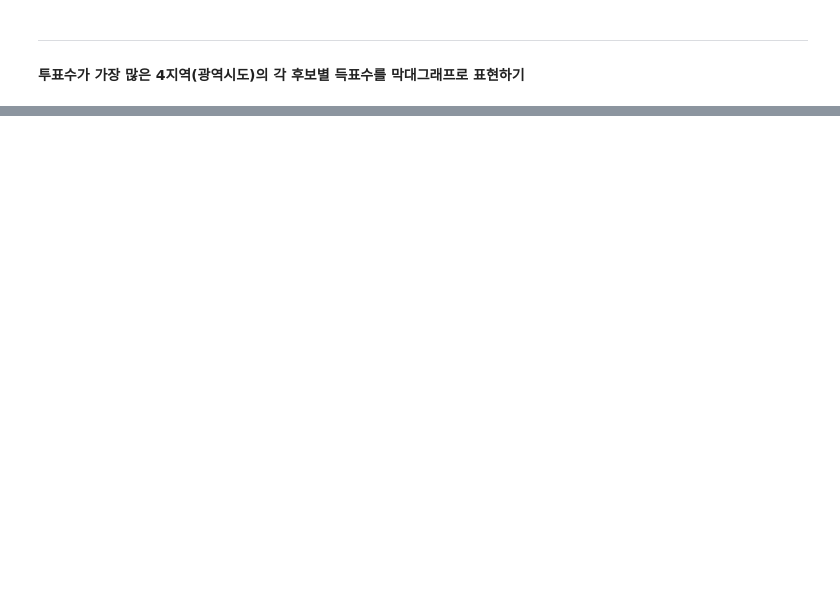
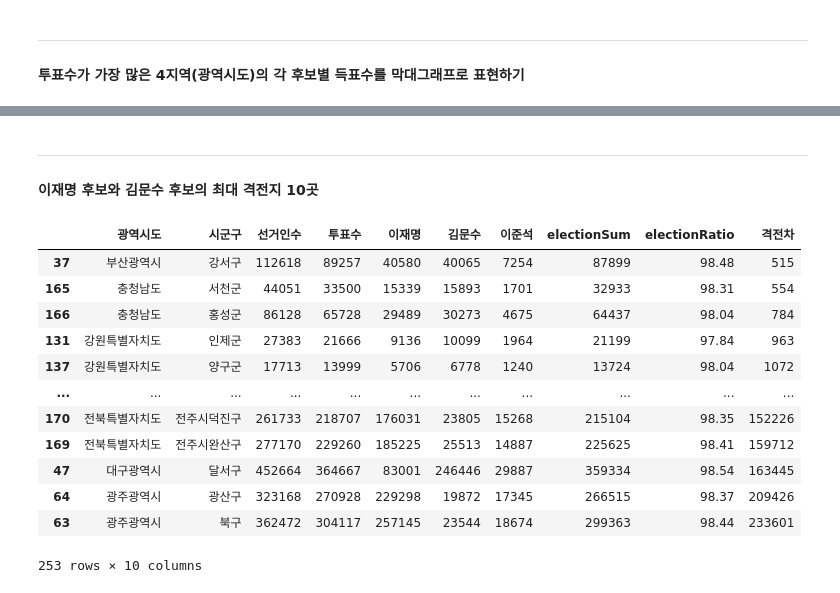
Before and after one commit to Hgracefield/dataAnalysis, a Jupyter notebook: Note/09.대선자료시각화_21대.ipynb, the cells around one changed output, grey strips where cells are left out. Saved outputs shown, nothing was run; the diff lists cells and outputs as text; code cells hidden in the pictures; blank space fills up the shorter version.

```diff
--- a/Note/09.대선자료시각화_21대.ipynb
+++ b/Note/09.대선자료시각화_21대.ipynb
@@ -643,0 +688,24 @@ plt.show()
+# %% [markdown]
+---
+#### 이재명 후보와 김문수 후보의 최대 격전지 10곳
+# %%
+election['격전차'] = (election['이재명'] - election['김문수']).abs()
+election.sort_values(
+    '격전차',
+    ascending=True,
+    inplace=True
+)
+# %% [output]
+|  | 광역시도 | 시군구 | 선거인수 | 투표수 | 이재명 | 김문수 | 이준석 | electionSum | electionRatio | 격전차 |
+| 37 | 부산광역시 | 강서구 | 112618 | 89257 | 40580 | 40065 | 7254 | 87899 | 98.48 | 515 |
+| 165 | 충청남도 | 서천군 | 44051 | 33500 | 15339 | 15893 | 1701 | 32933 | 98.31 | 554 |
+| 166 | 충청남도 | 홍성군 | 86128 | 65728 | 29489 | 30273 | 4675 | 64437 | 98.04 | 784 |
+| 131 | 강원특별자치도 | 인제군 | 27383 | 21666 | 9136 | 10099 | 1964 | 21199 | 97.84 | 963 |
+| 137 | 강원특별자치도 | 양구군 | 17713 | 13999 | 5706 | 6778 | 1240 | 13724 | 98.04 | 1072 |
+| ... | ... | ... | ... | ... | ... | ... | ... | ... | ... | ... |
+| 170 | 전북특별자치도 | 전주시덕진구 | 261733 | 218707 | 176031 | 23805 | 15268 | 215104 | 98.35 | 152226 |
+| 169 | 전북특별자치도 | 전주시완산구 | 277170 | 229260 | 185225 | 25513 | 14887 | 225625 | 98.41 | 159712 |
+| 47 | 대구광역시 | 달서구 | 452664 | 364667 | 83001 | 246446 | 29887 | 359334 | 98.54 | 163445 |
+| 64 | 광주광역시 | 광산구 | 323168 | 270928 | 229298 | 19872 | 17345 | 266515 | 98.37 | 209426 |
+| 63 | 광주광역시 | 북구 | 362472 | 304117 | 257145 | 23544 | 18674 | 299363 | 98.44 | 233601 |
+253 rows × 10 columns
```
Also changed, not shown: parts of 37 cells of this notebook, 10 other files.
